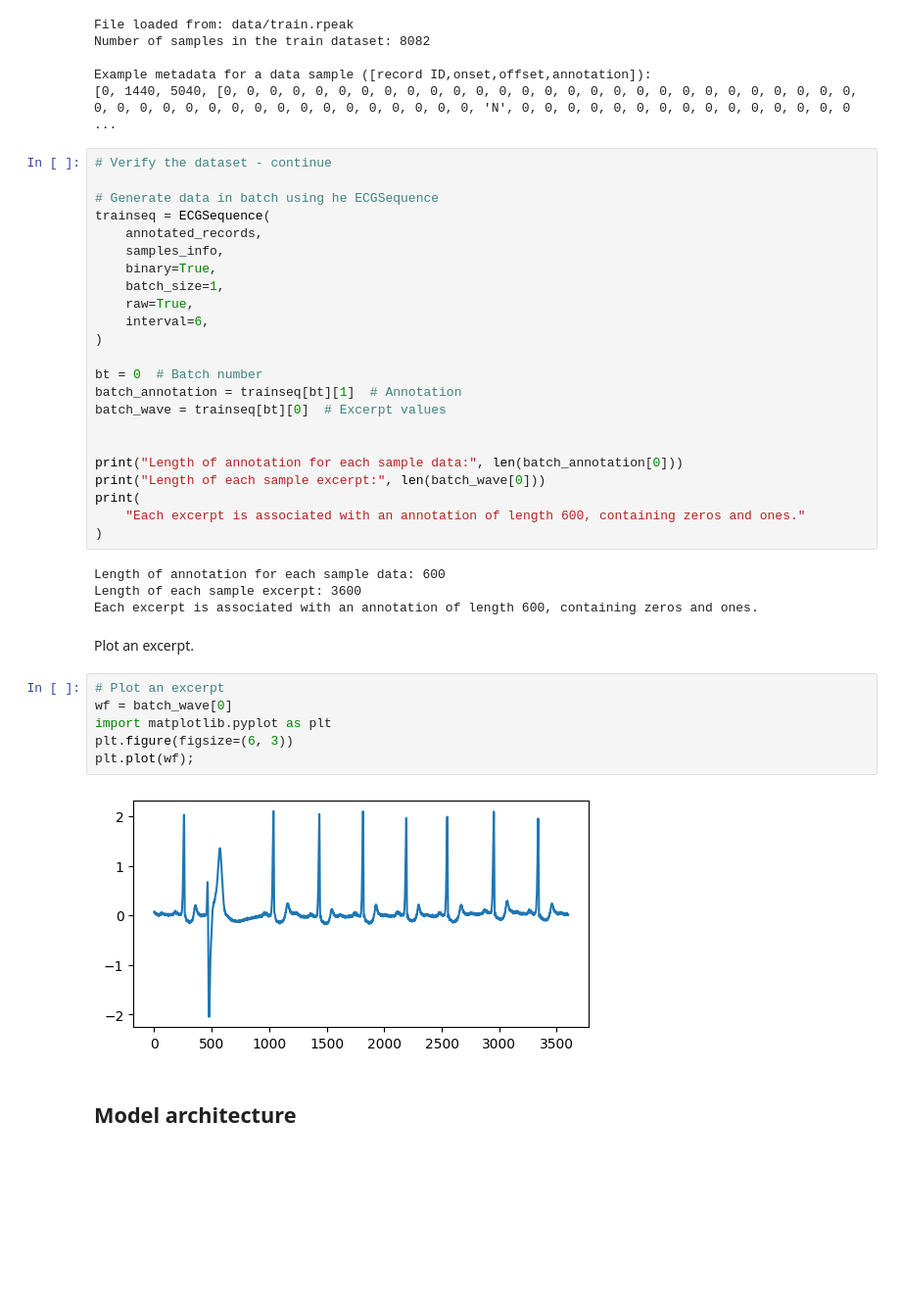
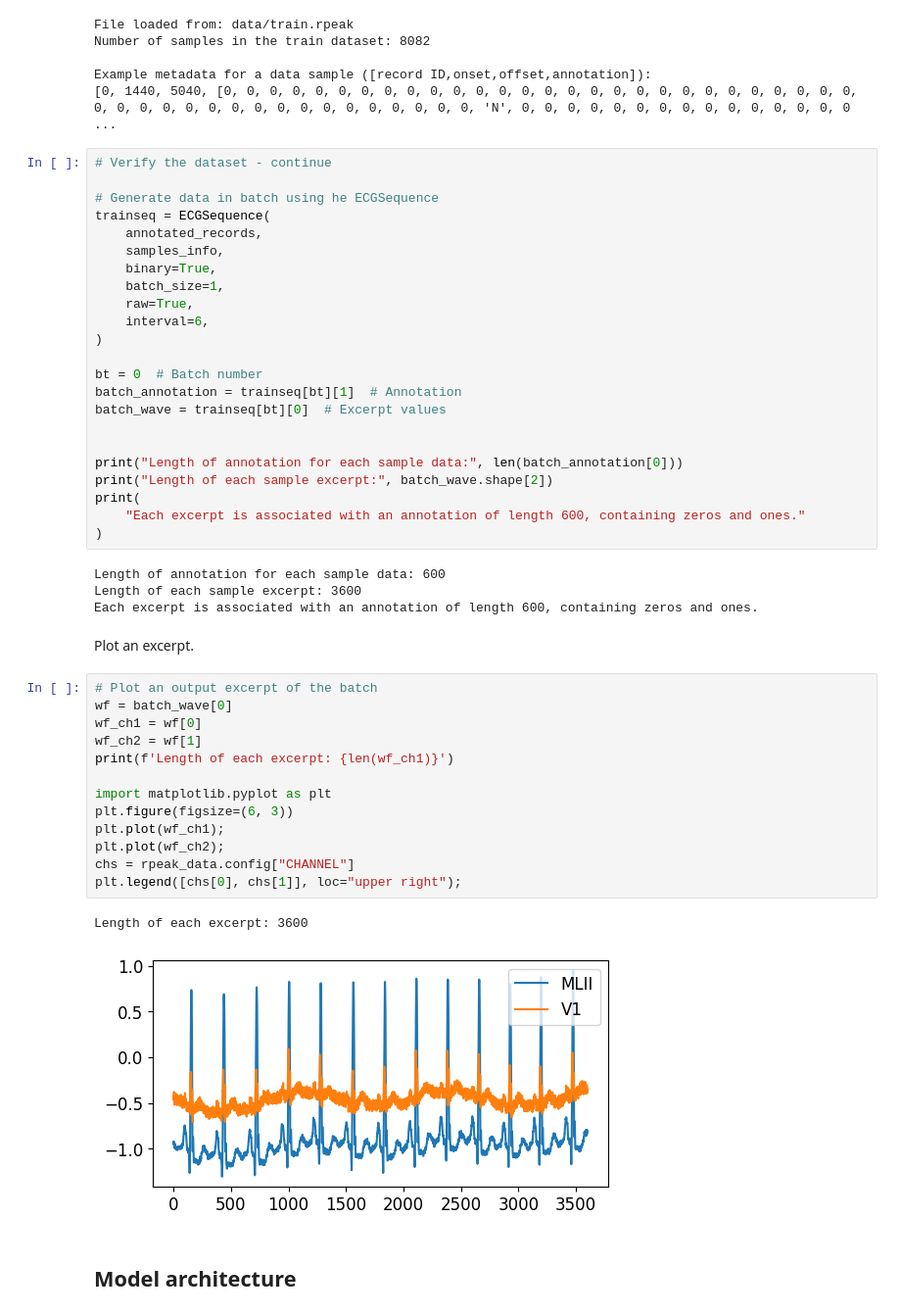
Before and after one commit to devnums/pyheartlib, a Jupyter notebook: examples/model/rpeak_detection.ipynb, the cells around one changed output. Shown at 98% size. Cells and saved outputs as stored; diff of their text form; blank space fills up the shorter version.

```diff
--- a/examples/model/rpeak_detection.ipynb
+++ b/examples/model/rpeak_detection.ipynb
@@ -128,7 +129,7 @@ batch_wave = trainseq[bt][0]  # Excerpt values
 
 
 print("Length of annotation for each sample data:", len(batch_annotation[0]))
-print("Length of each sample excerpt:", len(batch_wave[0]))
+print("Length of each sample excerpt:", batch_wave.shape[2])
 print(
     "Each excerpt is associated with an annotation of length 600, containing zeros and ones."
 )
@@ -139,13 +140,21 @@ Each excerpt is associated with an annotation of length 600, containing zeros an
 # %% [markdown]
 Plot an excerpt.
 # %%
-# Plot an excerpt
+# Plot an output excerpt of the batch
 wf = batch_wave[0]
+wf_ch1 = wf[0]
+wf_ch2 = wf[1]
+print(f'Length of each excerpt: {len(wf_ch1)}')
+
 import matplotlib.pyplot as plt
 plt.figure(figsize=(6, 3))
-plt.plot(wf);
+plt.plot(wf_ch1);
+plt.plot(wf_ch2);
+chs = rpeak_data.config["CHANNEL"]
+plt.legend([chs[0], chs[1]], loc="upper right");
 # %% [output]
+Length of each excerpt: 3600
-[figure, old version]
+[figure, new version]
 # %% [markdown]
 ## Model architecture
 # %% [markdown]
```
Also changed, not shown: parts of 6 cells of this notebook, 24 other files.
